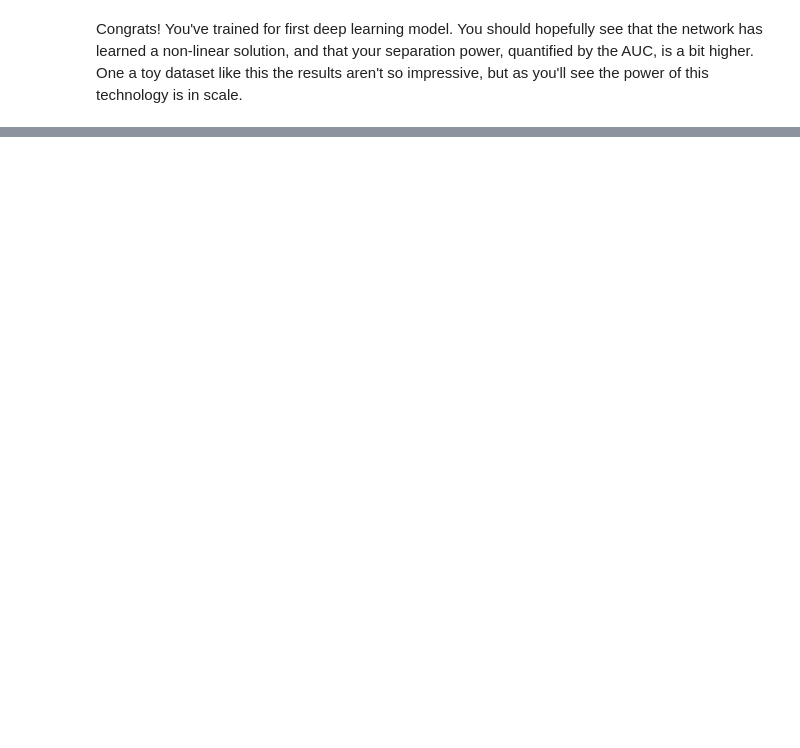
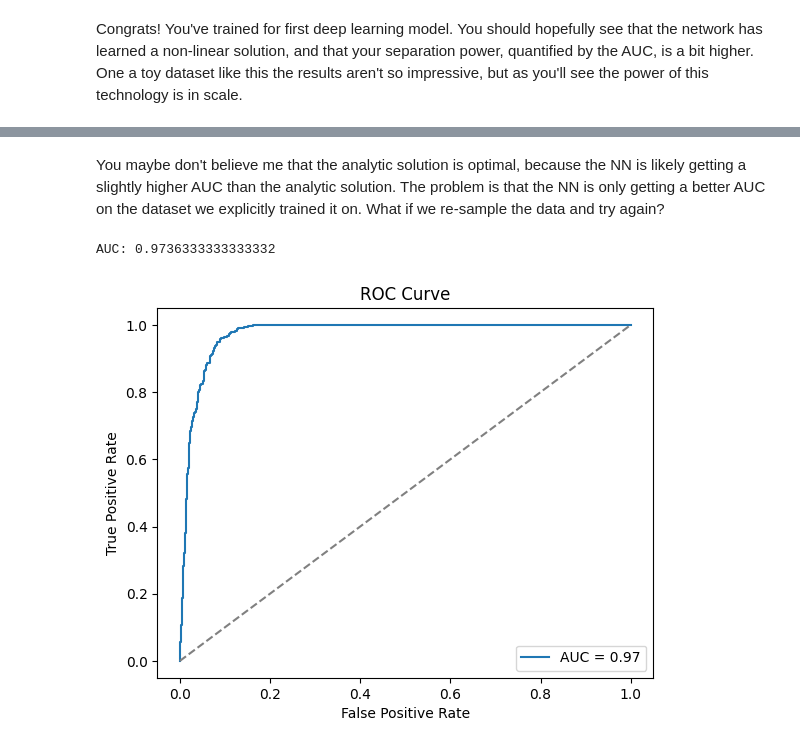
Before and after one commit to mohummudh/2025-lbnl, a Jupyter notebook: sessions/day1/intro_ml_tutorial_part1.ipynb, the cells around one changed output, grey strips where cells are left out. Cells and saved outputs as stored; diff of their text form; code cells hidden in the pictures; blank space fills up the shorter version.

```diff
--- a/sessions/day1/intro_ml_tutorial_part1.ipynb
+++ b/sessions/day1/intro_ml_tutorial_part1.ipynb
@@ -596,0 +657,30 @@ One a toy dataset like this the results aren't so impressive, but as you'll see
+# %% [markdown]
+You maybe don't believe me that the analytic solution is optimal, because the NN is likely getting a slightly higher AUC than the analytic solution. The problem is that the NN is only getting a better AUC on the dataset we explicitly trained it on. What if we re-sample the data and try again?
+# %%
+# Let's try resampling the data
+input_bkg = np.random.normal(0, 1, (N_bkg, 2)).astype(dtype=np.float32)
+input_sig = np.random.normal(1.5, 0.5, (N_sig, 2)).astype(dtype=np.float32)
+input_x = np.concatenate([input_bkg, input_sig], axis=0)
+input_y = np.concatenate([np.zeros(N_bkg), np.ones(N_sig)], axis=0).reshape(-1, 1)
+input_x = torch.tensor(input_x, dtype=torch.float32)
+input_y = torch.tensor(input_y, dtype=torch.float32)
+pred_resampled = model(input_x).detach().numpy()
+
+# Calculate the ROC curve
+fpr, tpr, thresholds = sklearn.metrics.roc_curve(input_y, pred_resampled)
+
+# Calculate the AUC
+auc = sklearn.metrics.auc(fpr, tpr)
+print(f"AUC: {auc}")
+
+# Plot the ROC curve
+plt.plot(fpr, tpr, label=f"AUC = {auc:.2f}")
+plt.plot([0, 1], [0, 1], linestyle='--', color='gray')
+plt.xlabel('False Positive Rate')
+plt.ylabel('True Positive Rate')
+plt.title('ROC Curve')
+plt.legend()
+plt.show()
+# %% [output]
+AUC: 0.9736333333333332
+[figure, added]
```
Also changed, not shown: parts of 26 cells of this notebook.
